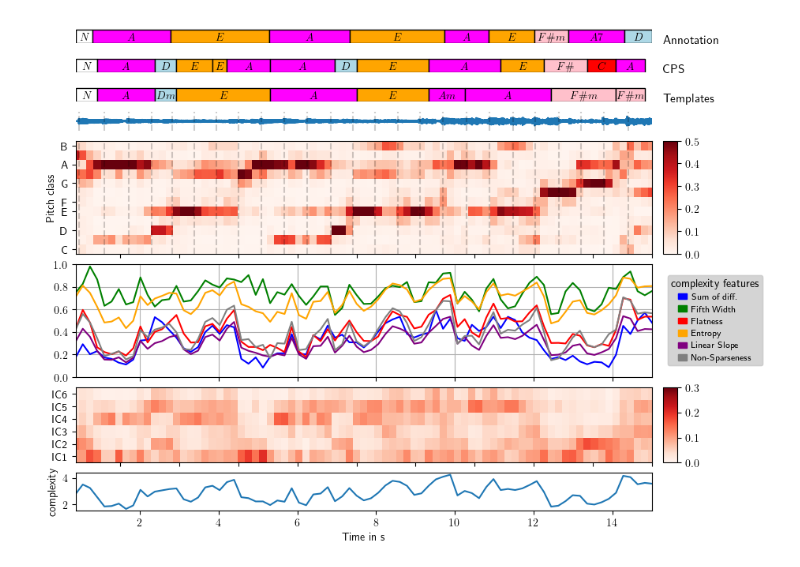
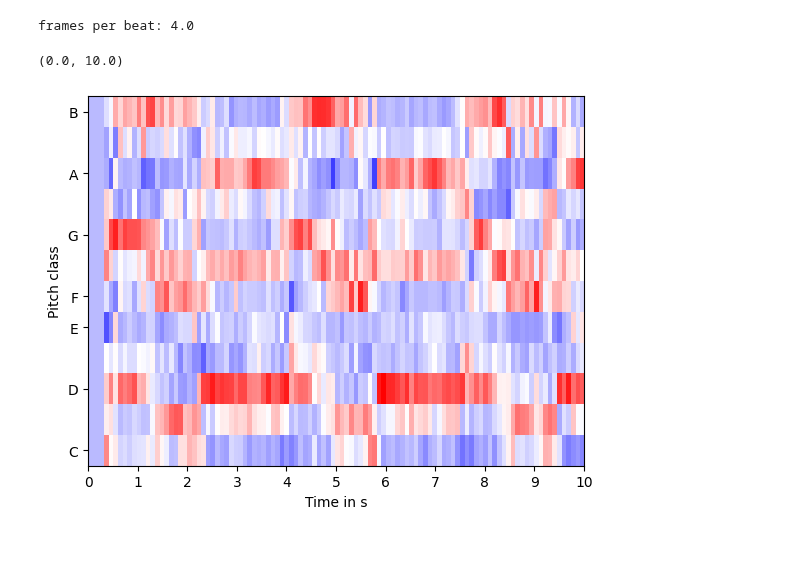
Before and after one commit to Maushax-jpg/chord-recognition, a Jupyter notebook: test.ipynb, the cells around one changed output. Cells and saved outputs as stored; diff of their text form; code cells hidden in the pictures.

```diff
--- a/test.ipynb
+++ b/test.ipynb
@@ -202,38 +1,19 @@ IndentationError: expected an indented block after function definition on line 1
-# %%
-
-############ Parameters ##########
-N = 2**14
-hop_length = N//4
-# chroma = features.crpChroma(y,n=N,overlap=N-hop_length)
-# chroma = features.clpChroma(y,sr,4410)
-chroma = features.librosaChroma(y,hop_length=hop_length)
-align_chroma = False
-#############################
-
-
-tempo, beats = librosa.beat.beat_track(y=y, sr=sr,units='time')
-# activations_processor = madmom.features.beats.RNNBeatProcessor()
-# beat_processor = madmom.features.beats.BeatTrackingProcessor(fps=100)
-# beats = beat_processor(activations_processor(path+"/audio/"+title+".wav"))
-
-# adjust time offset
-beats += start
-if align_chroma:
-    chroma = features.alignChroma(chroma,beats,(start,stop),filtering=True)
-time_vector = np.linspace(start + (N//2)/sr, stop, chroma.shape[0], endpoint=True)
-complexity_features = [
-                        features.sumChromaDifferences(chroma),
-                        features.angularDeviation(chroma),
-                        features.flatness(chroma),
-                        features.shannonEntropy(chroma),
-                        features.negativeSlope(chroma),
-                        features.nonSparseness(chroma)
-                       ]
-complexity = np.sum(np.array(complexity_features),axis=0)
-estimation_cps = transcribe.transcribeCPS(time_vector,chroma,complexity,3.8,0.2)
-estimation_templates = transcribe.transcribeTemplates(time_vector,chroma,complexity,3.8,0.4)
-intervals = features.intervalCategories(chroma)
-
-utils.plotFeatures(start,stop,time_vector,y,chroma,beats,complexity_features,intervals,target,estimation_cps,estimation_templates);
-# %% [output]
-[figure, removed]
+# %%
+import numpy as np
+import utilities
+import features
+import matplotlib.pyplot as plt
+path = "/home/max/ET-TI/Masterarbeit/mirdata/beatles/audio/01_-_Please_Please_Me/09_-_P._S._I_Love_You.wav"
+t,sig = utilities.loadAudio(path,t_stop=30)
+t_chroma,chroma = features.crpChroma(sig)
+beats,tempo_bpm = features.beats(sig)
+fpb = 60 // ((t_chroma[1]-t_chroma[0])*tempo_bpm)
+print(f"frames per beat: {fpb}")
+
+fig,ax = plt.subplots()
+utilities.plotChromagram(ax,t_chroma,chroma)
+ax.set_xlim(0,10)
+# %% [output]
+frames per beat: 4.0
+(0.0, 10.0)
+[figure, added]
```
Also changed, not shown: parts of 17 cells of this notebook, 28 other files.
